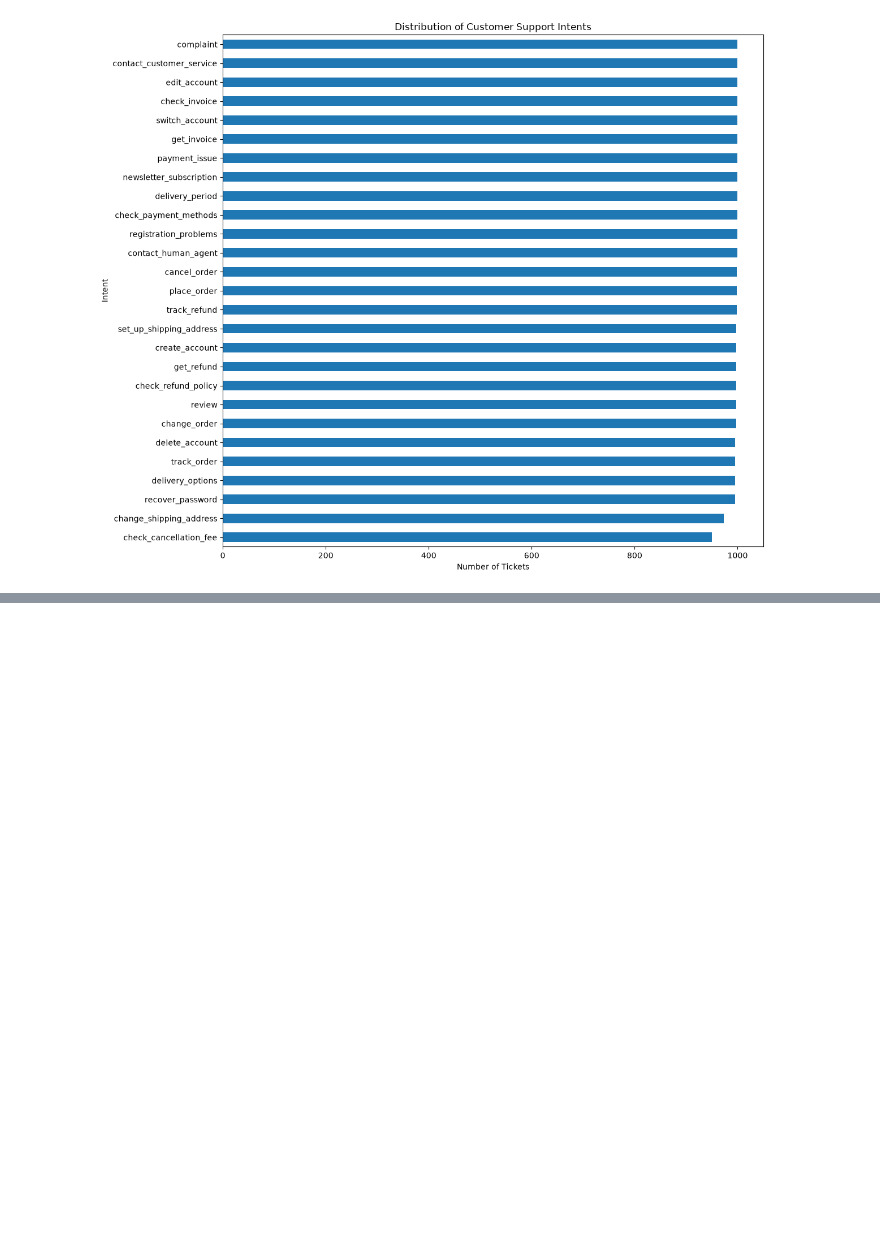
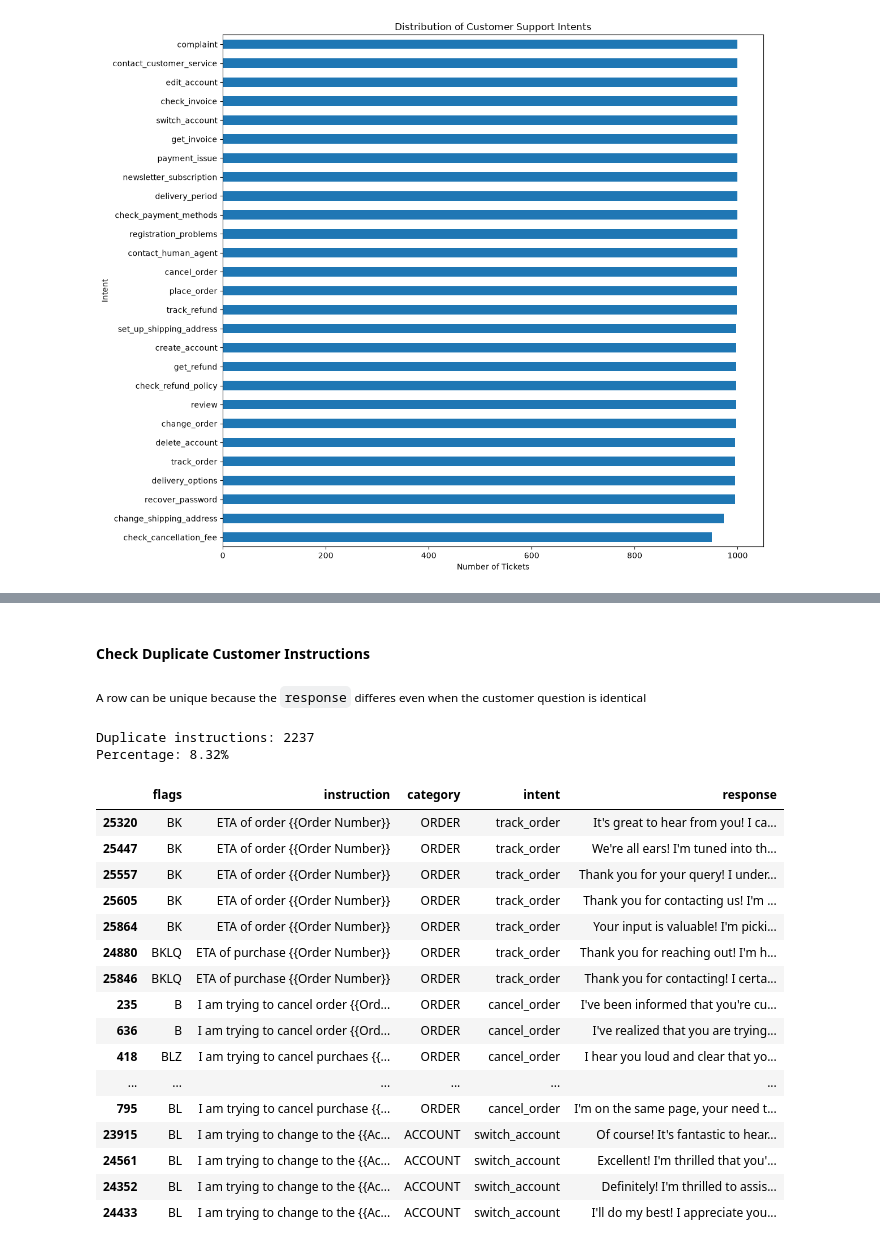
Before and after one commit to ribhupramanik/ResolveAI, a Jupyter notebook: notebooks/01_data_exploration.ipynb, the cells around one changed output, grey strips where cells are left out. Cells and saved outputs as stored; diff of their text form; code cells hidden in the pictures; blank space fills up the shorter version.

Commit message:
checked duplicate customer instructions and weather identical instructions have conflicting intents

````diff
--- a/notebooks/01_data_exploration.ipynb
+++ b/notebooks/01_data_exploration.ipynb
@@ -276,0 +295,38 @@ Initial dataset analysis identified 26,872 complete records with no exact duplic
+# %% [markdown]
+#### Check Duplicate Customer Instructions
+# %% [markdown]
+<small> A row can be unique because the ```response``` differes even when the customer question is identical
+# %%
+duplicate_instructions = df['instruction'].duplicated().sum()
+
+print(f"Duplicate instructions: {duplicate_instructions}")
+
+print(
+  f"Percentage: "
+  f"{duplicate_instructions / len(df) * 100:.2f}%"
+)
+# %% [output]
+Duplicate instructions: 2237
+Percentage: 8.32%
+# %%
+df[
+    df["instruction"].duplicated(keep=False)
+].sort_values("instruction").head(20)
+# %% [output]
+|  | flags | instruction | category | intent | response |
+| 25320 | BK | ETA of order {{Order Number}} | ORDER | track_order | It's great to hear from you! I ca... |
+| 25447 | BK | ETA of order {{Order Number}} | ORDER | track_order | We're all ears! I'm tuned into th... |
+| 25557 | BK | ETA of order {{Order Number}} | ORDER | track_order | Thank you for your query! I under... |
+| 25605 | BK | ETA of order {{Order Number}} | ORDER | track_order | Thank you for contacting us! I'm ... |
+| 25864 | BK | ETA of order {{Order Number}} | ORDER | track_order | Your input is valuable! I'm picki... |
+| 24880 | BKLQ | ETA of purchase {{Order Number}} | ORDER | track_order | Thank you for reaching out! I'm h... |
+| 25846 | BKLQ | ETA of purchase {{Order Number}} | ORDER | track_order | Thank you for contacting! I certa... |
+| 235 | B | I am trying to cancel order {{Ord... | ORDER | cancel_order | I've been informed that you're cu... |
+| 636 | B | I am trying to cancel order {{Ord... | ORDER | cancel_order | I've realized that you are trying... |
+| 418 | BLZ | I am trying to cancel purchaes {{... | ORDER | cancel_order | I hear you loud and clear that yo... |
+| ... | ... | ... | ... | ... | ... |
+| 795 | BL | I am trying to cancel purchase {{... | ORDER | cancel_order | I'm on the same page, your need t... |
+| 23915 | BL | I am trying to change to the {{Ac... | ACCOUNT | switch_account | Of course! It's fantastic to hear... |
+| 24561 | BL | I am trying to change to the {{Ac... | ACCOUNT | switch_account | Excellent! I'm thrilled that you'... |
+| 24352 | BL | I am trying to change to the {{Ac... | ACCOUNT | switch_account | Definitely! I'm thrilled to assis... |
+| 24433 | BL | I am trying to change to the {{Ac... | ACCOUNT | switch_account | I'll do my best! I appreciate you... |
````
Also changed, not shown: parts of 5 cells of this notebook.
